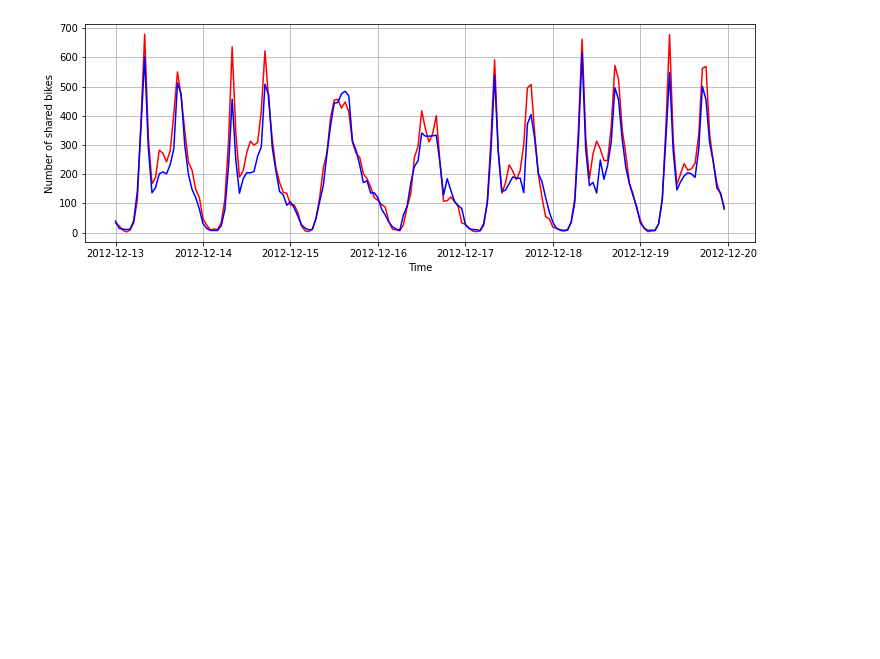
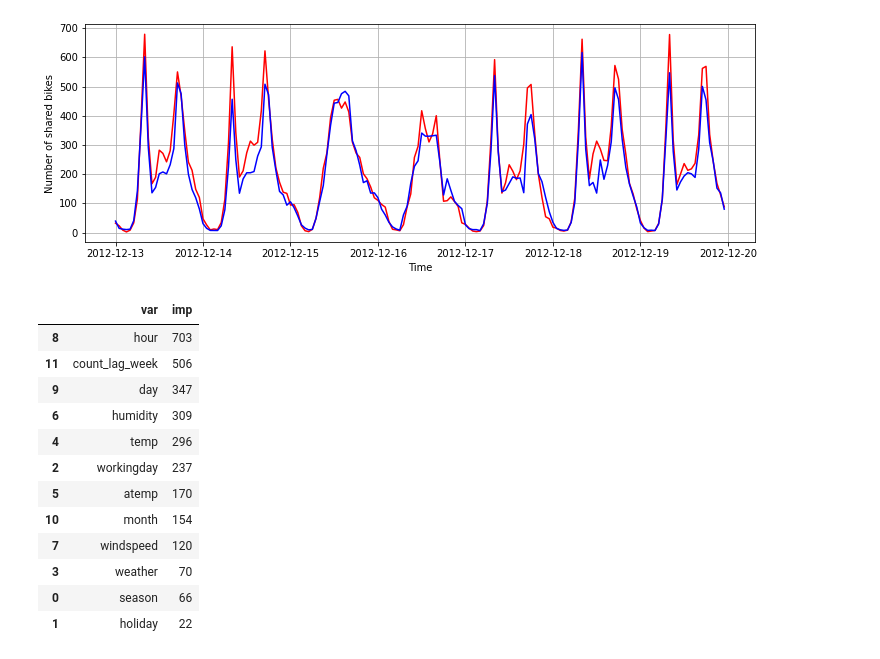
Before and after one commit to easyundercover/time-series-forecasting-example, a Jupyter notebook: src/explore.ipynb, the cells around one changed output. Cells and saved outputs as stored; diff of their text form; code cells hidden in the pictures; blank space fills up the shorter version.

```diff
--- a/src/explore.ipynb
+++ b/src/explore.ipynb
@@ -301,3 +301,22 @@ plt.show()
 MAE: 32.7
 RMSE: 48.4
 [figure]
+# %%
+df_var_imp = pd.DataFrame({'var': model.feature_name_, 'imp': model.feature_importances_}).sort_values(by='imp', ascending = False)
+df_var_imp
+
+#Ahora count lag week (var que creamos) es la segunda más importante para la predicción
+# %% [output]
+|  | var | imp |
+| 8 | hour | 703 |
+| 11 | count_lag_week | 506 |
+| 9 | day | 347 |
+| 6 | humidity | 309 |
+| 4 | temp | 296 |
+| 2 | workingday | 237 |
+| 5 | atemp | 170 |
+| 10 | month | 154 |
+| 7 | windspeed | 120 |
+| 3 | weather | 70 |
+| 0 | season | 66 |
+| 1 | holiday | 22 |
```
Also changed, not shown: 1 other file.
